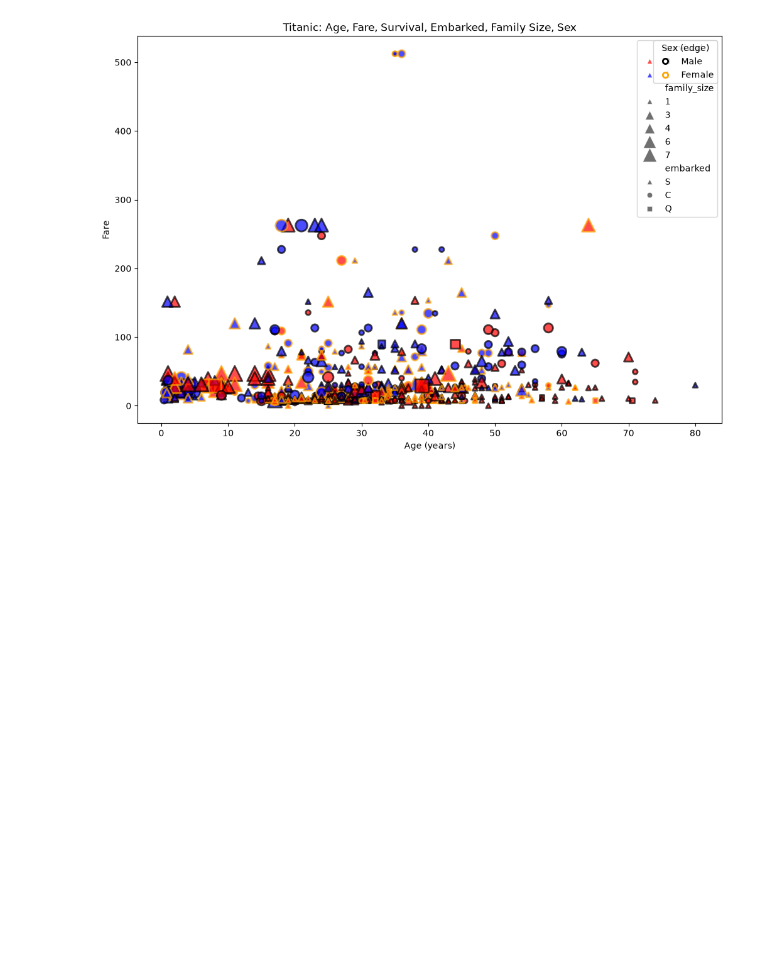
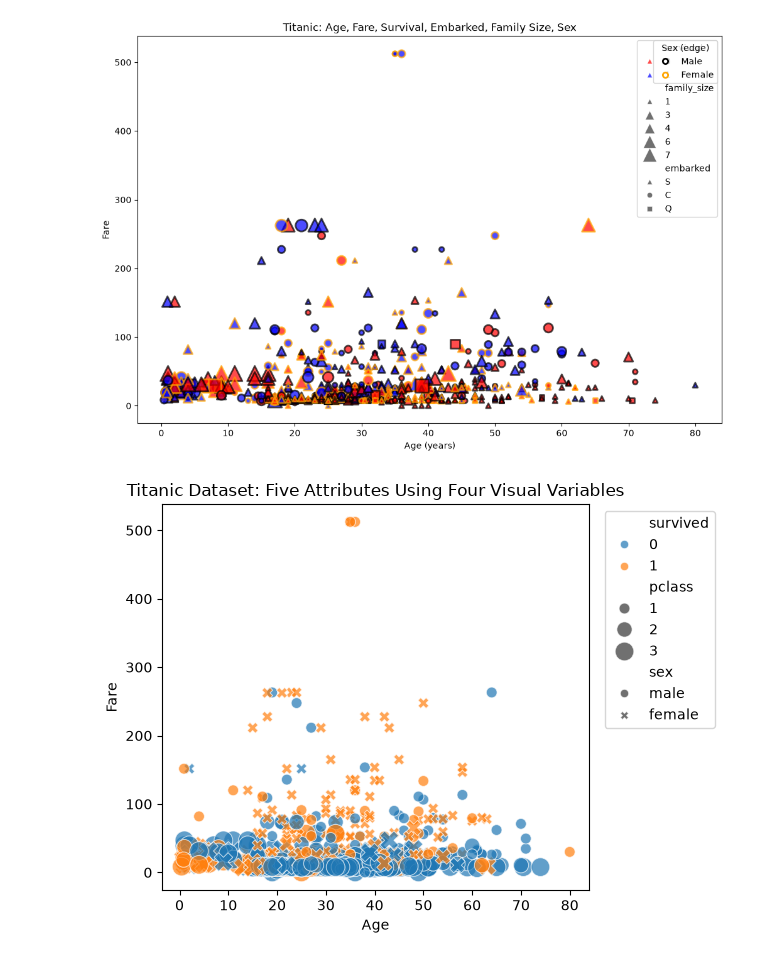
Before and after one commit to Waqar080206/DATA-VISUAL, a Jupyter notebook: EXP4/4.ipynb, the cells around one changed output. Saved outputs shown, nothing was run; the diff lists cells and outputs as text; code cells hidden in the pictures; blank space fills up the shorter version.

```diff
--- a/EXP4/4.ipynb
+++ b/EXP4/4.ipynb
@@ -223,3 +223,27 @@ ax.set_title("Titanic: Age, Fare, Survival, Embarked, Family Size, Sex")
 plt.show()
 # %% [output]
 [figure]
+# %%
+df = df.dropna(subset=["age", "fare", "survived", "sex", "pclass"])
+
+# Scatter plot
+sns.scatterplot(
+    data=df,
+    x="age",
+    y="fare",
+    hue="survived",
+    style="sex",
+    size="pclass",
+    sizes=(60, 180),
+    alpha=0.7
+)
+
+plt.xlabel("Age")
+plt.ylabel("Fare")
+plt.title("Titanic Dataset: Five Attributes Using Four Visual Variables")
+plt.legend(bbox_to_anchor=(1.02, 1), loc="upper left")
+
+plt.tight_layout()
+plt.show()
+# %% [output]
+[figure, added]
```
Also changed, not shown: parts of 2 cells of this notebook, 6 other files.
